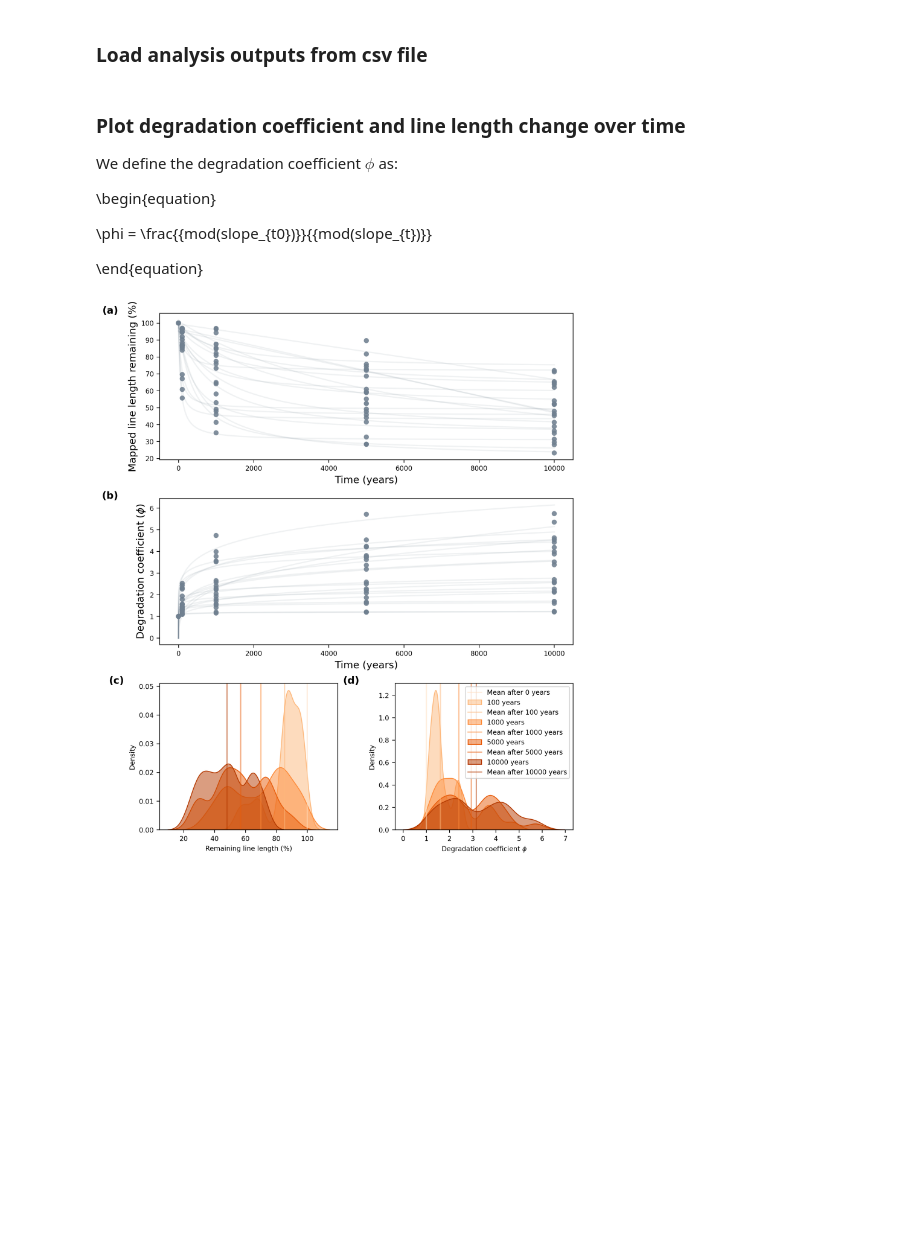
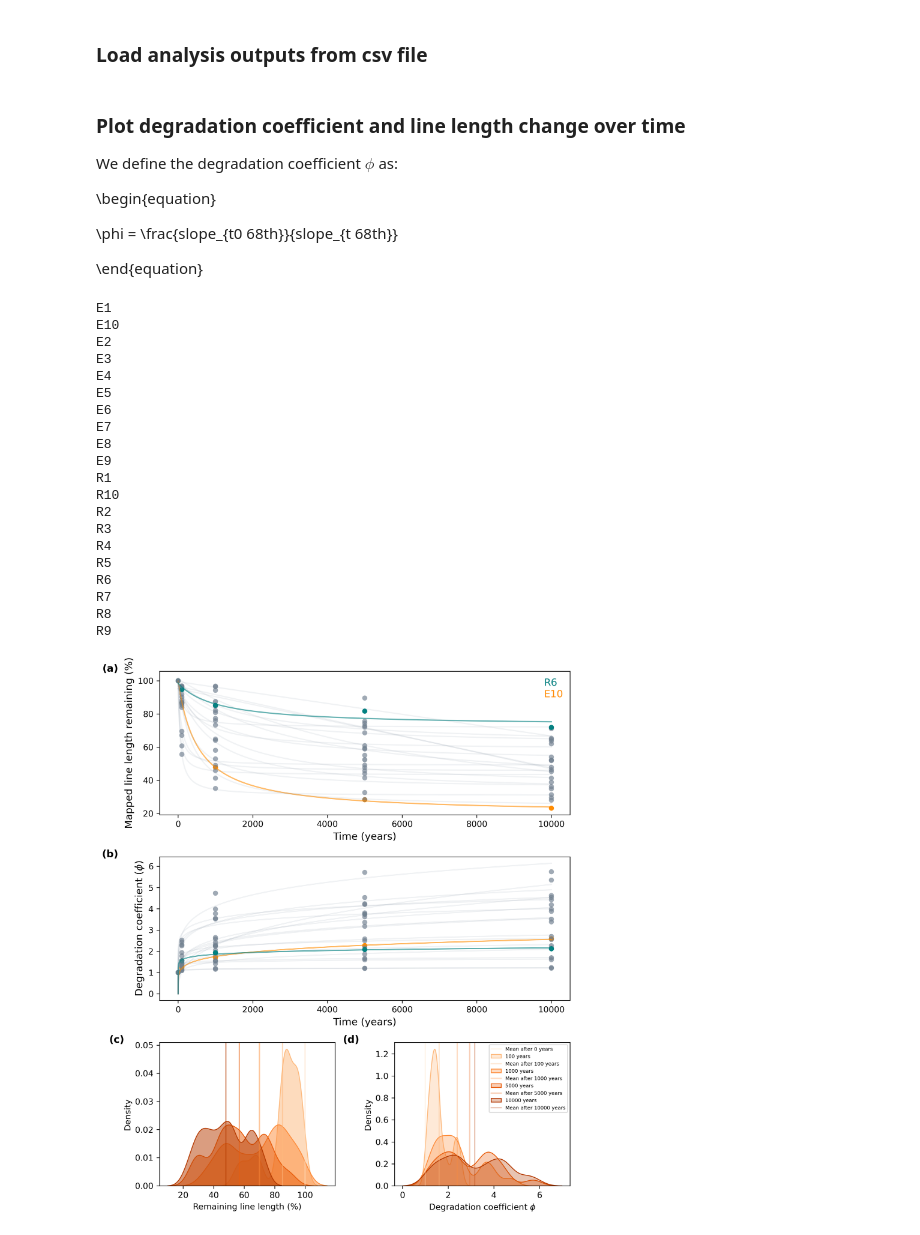
Before and after one commit to absrp/landscape_evolution_earthquake_ruptures, a Jupyter notebook: degradation_coefficient_length_evolution_comparison.ipynb, the cells around one changed output. Cells and saved outputs as stored; diff of their text form; code cells hidden in the pictures; blank space fills up the shorter version.

Commit message:
highlighting examples from paper in last plot

```diff
--- a/degradation_coefficient_length_evolution_comparison.ipynb
+++ b/degradation_coefficient_length_evolution_comparison.ipynb
@@ -21,7 +21,7 @@ import scipy.optimize
 from scipy.optimize import curve_fit
 from matplotlib_scalebar.scalebar import ScaleBar
 import matplotlib as mpl
-mpl.rcParams['font.size'] = 8
+mpl.rcParams['font.size'] = 10
 import utils
 import pandas as pd
 import seaborn as sns
@@ -40,7 +40,7 @@ We define the degradation coefficient $\phi$ as:
 
 \begin{equation}
 
-\phi = \frac{{mod(slope_{t0})}}{{mod(slope_{t})}}
+\phi = \frac{slope_{t0 68th}}{slope_{t 68th}}
 
 \end{equation}
 # %%
@@ -55,19 +55,28 @@ ax_small2 = fig.add_subplot(gs[2, 1])  # Distribution of degradation coefficient
 
 #  degradation coefficient over time
 for name, group in grouped:
+    if name=='E10':
+        col='darkorange'
+        alph = 0.8
+    elif name=='R6':
+        col='teal'
+        alph = 0.8
+    else:
+        col = 'slategray'
+        alph = 0.3
+
     ax_deg.scatter(
         group["Time (years)"],
         group["Degradation coefficient"],
-        c="slategray",
-        alpha=0.5,
+        c=col,
+        alpha=alph,
         edgecolor="none",
     )
-
     popt_deg, pcov_deg = curve_fit(
         utils.func_deg_coeff, group["Time (years)"], group["Degradation coefficient"]
     )
     x = np.linspace(min(group["Time (years)"]), max(group["Time (years)"]), 10000)
-    ax_deg.plot(x, utils.func_deg_coeff(x, *popt_deg), c='slategray', alpha=0.1)
+    ax_deg.plot(x, utils.func_deg_coeff(x, *popt_deg), c=col, alpha=alph-0.2)
 
 ax_deg.set_ylabel("Degradation coefficient ($\phi$)", fontsize=12)
 ax_deg.set_xlabel("Time (years)", fontsize=12)
@@ -75,24 +84,36 @@ ax_deg.set_xlabel("Time (years)", fontsize=12)
 #  normalized line length over time
 for name, group in grouped:
     normalized_length = group["Length (m)"] / group["Length (m)"].iloc[0]
+    if name=='E10':
+        col='darkorange'
+        alph = 0.8
+    elif name=='R6':
+        col='teal'
+        alph = 0.8
+    else:
+        col = 'slategray'
+        alph = 0.3
+
     ax_length.scatter(
         group["Time (years)"],
         normalized_length * 100,
-        c="slategray",
-        alpha=0.5,
+        c=col,
+        alpha=alph,
         edgecolor="none",
     )
-
+    print(name)
     popt_line, pcov_line = curve_fit(
         utils.func_line_length, group["Time (years)"], normalized_length
     )
     x = np.linspace(min(group["Time (years)"]), max(group["Time (years)"]), 10000)
     ax_length.plot(
-        x, utils.func_line_length(x, *popt_line) * 100, color="slategray", alpha=0.1
+        x, utils.func_line_length(x, *popt_line) * 100, color=col, alpha=alph-0.2
     )
 
 ax_length.set_ylabel("Mapped line length remaining (%)", fontsize=12)
 ax_length.set_xlabel("Time (years)", fontsize=12)
+ax_length.text(9800,90,'E10',c='darkorange',fontsize=12)
+ax_length.text(9800,97,'R6',c='teal',fontsize=12)
 
 # normalized length
 length_at_time_zero = (
@@ -117,35 +138,54 @@ for i, (key, group) in enumerate(grouped):
         fill=True,
         alpha=0.5,
         clip=(1e-5, None),
         bw_adjust=0.7,
         color=color,
     )
     ax_small1.axvline(np.mean(group["Normalized length"] * 100), alpha=0.5, color=color)
 
 
     sns.kdeplot(
         group["Degradation coefficient"],
         ax=ax_small2,
         label=f"{int(key)} years",
         fill=True,
-        alpha=0.5,
+        alpha=alph,
         clip=(1e-5, None),
         bw_adjust=0.7,
         color=color,
     )
-    ax_small2.axvline(np.mean(group["Degradation coefficient"]), alpha=0.5, color=color, label=f"Mean after {int(key)} years")
+    ax_small2.axvline(np.mean(group["Degradation coefficient"]), alpha=alph, color=color, label=f"Mean after {int(key)} years")
 
 ax_small1.set_xlabel("Remaining line length (%)")
 ax_small2.set_xlabel(f"Degradation coefficient $\phi$")
-ax_small2.legend()
+ax_small2.legend(fontsize=6)
 
 ax_length.text(-0.1, 1.05, '(a)', transform=ax_length.transAxes, fontsize=12, fontweight='bold', va='top', ha='right')
 ax_deg.text(-0.1, 1.05, '(b)', transform=ax_deg.transAxes, fontsize=12, fontweight='bold', va='top', ha='right')
 ax_small1.text(-0.2, 1.05, '(c)', transform=ax_small1.transAxes, fontsize=12, fontweight='bold', va='top', ha='right')
 ax_small2.text(-0.2, 1.05, '(d)', transform=ax_small2.transAxes, fontsize=12, fontweight='bold', va='top', ha='right')
 
-
 plt.tight_layout()
 plt.savefig('Figures/deg_coeff_L_evolution.pdf')
 # %% [output]
+E1
+E10
+E2
+E3
+E4
+E5
+E6
+E7
+E8
+E9
+R1
+R10
+R2
+R3
+R4
+R5
+R6
+R7
+R8
+R9
-[figure, old version]
+[figure, new version]
```
Also changed, not shown: 1 other file.
